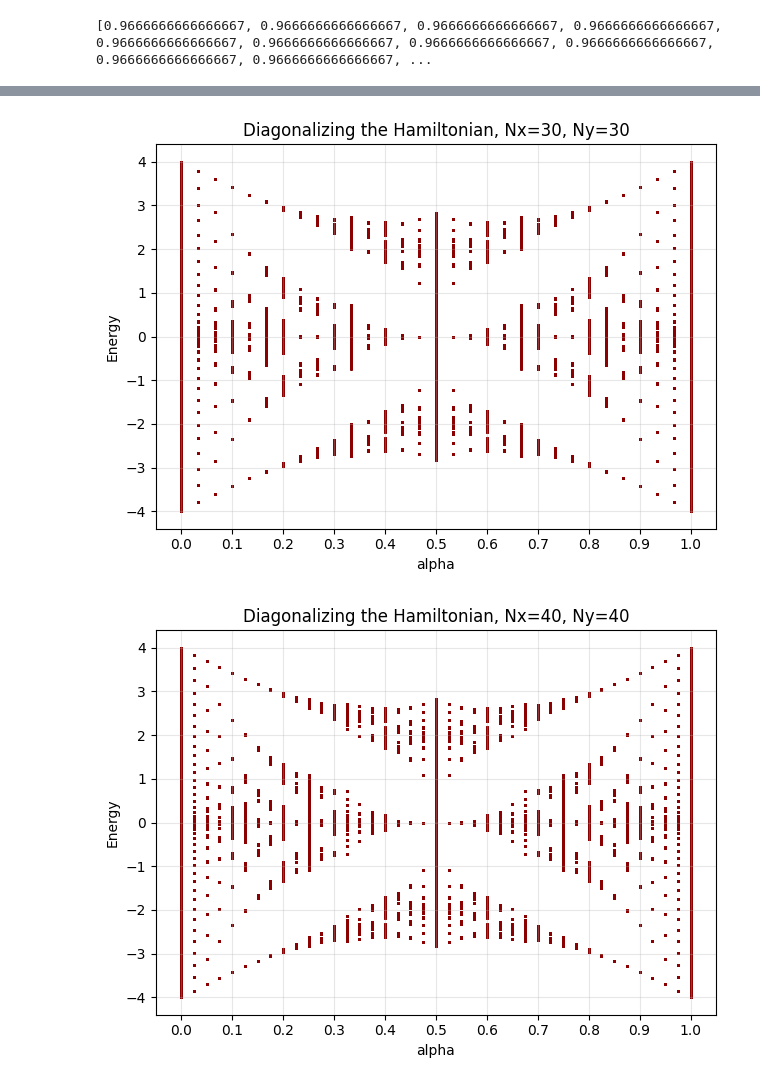
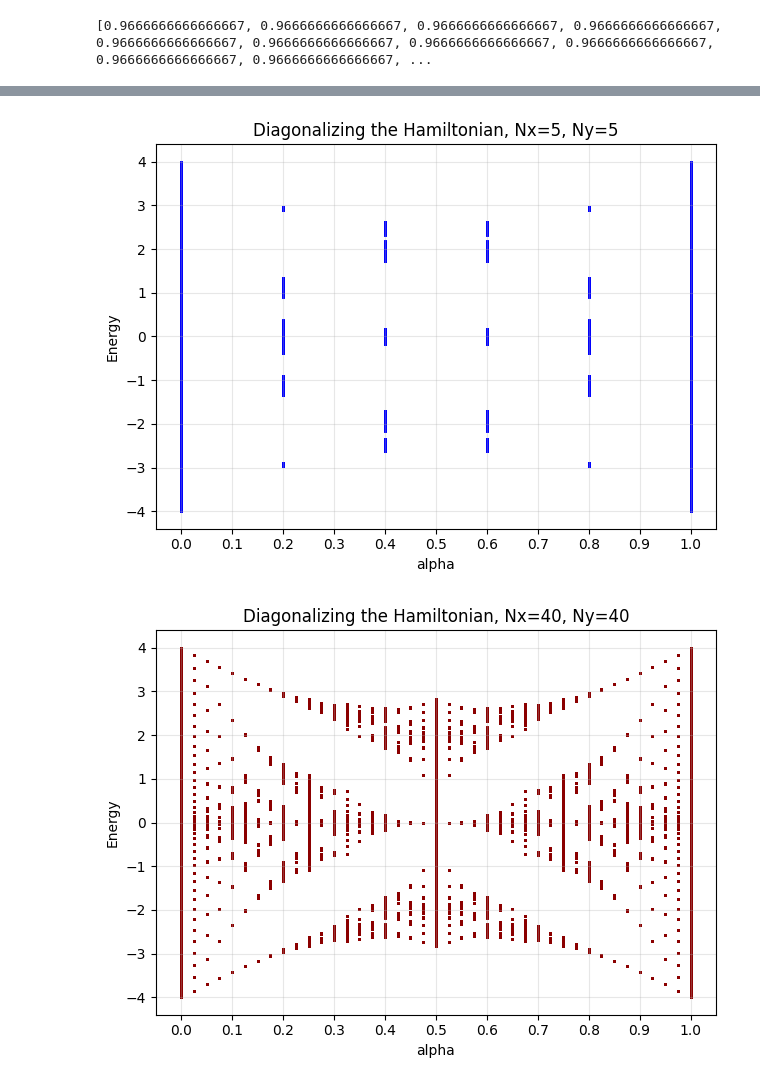
Before and after one commit to uveysturhan/condensed-matter-related, a Jupyter notebook: Results_for_Harper_Equation_and_Hamiltonian_Approach.ipynb, the cells around one changed output, grey strips where cells are left out. Saved outputs shown, nothing was run; the diff lists cells and outputs as text; code cells hidden in the pictures.

```diff
--- a/Results_for_Harper_Equation_and_Hamiltonian_Approach.ipynb
+++ b/Results_for_Harper_Equation_and_Hamiltonian_Approach.ipynb
@@ -229,40 +212,40 @@ def find_hamiltonian_2d(Nx, Ny, alpha, kx=0.0, ky=0.0, t=1.0):
 
             H[i, k] = -t * phase_y
             H[k, i] = -t * np.conjugate(phase_y)
 
     return H
 
-Nx, Ny = 30, 30
+Nx, Ny = 5, 5
 alpha_values = np.arange(0, Nx+1, 1)/Nx #flux values are chosen such that alpha.Nx=integer.
 
 all_alphas = []
 all_energies = []
 
-num_kx = 7 #how many momentum values we will use
-num_ky = 7
+num_kx = 15 #how many momentum values we will use
+num_ky = 15
 
 #Loop over momentum and flux values
 
 for alpha in alpha_values:
     for kx_i in range(num_kx):
         for ky_i in range(num_ky):
-            kx = 2.0 * np.pi * kx_i / num_kx
-            ky = 2.0 * np.pi * ky_i / num_ky
+            kx =  np.pi * kx_i / num_kx
+            ky =  np.pi * ky_i / num_ky
             H = find_hamiltonian_2d(Nx, Ny, alpha, kx=kx, ky=ky)
             eigvals = np.linalg.eigvalsh(H)
             all_alphas.extend([alpha] * len(eigvals))
             all_energies.extend(eigvals)
 
-plt.scatter(all_alphas, all_energies, s=1, color="darkred")
+plt.scatter(all_alphas, all_energies, s=1, color="blue")
 plt.title(f"Diagonalizing the Hamiltonian, Nx={Nx}, Ny={Ny}")
 plt.xlabel("alpha")
 plt.ylabel("Energy")
 plt.xticks(np.arange(0, 1.1, 0.1))
 plt.grid(alpha=0.3)
 plt.tight_layout()
 plt.show()
 # %% [output]
-[figure, old version]
+[figure, new version]
 # %%
 import numpy as np
 import matplotlib.pyplot as plt
```
Also changed, not shown: parts of 7 cells of this notebook.
